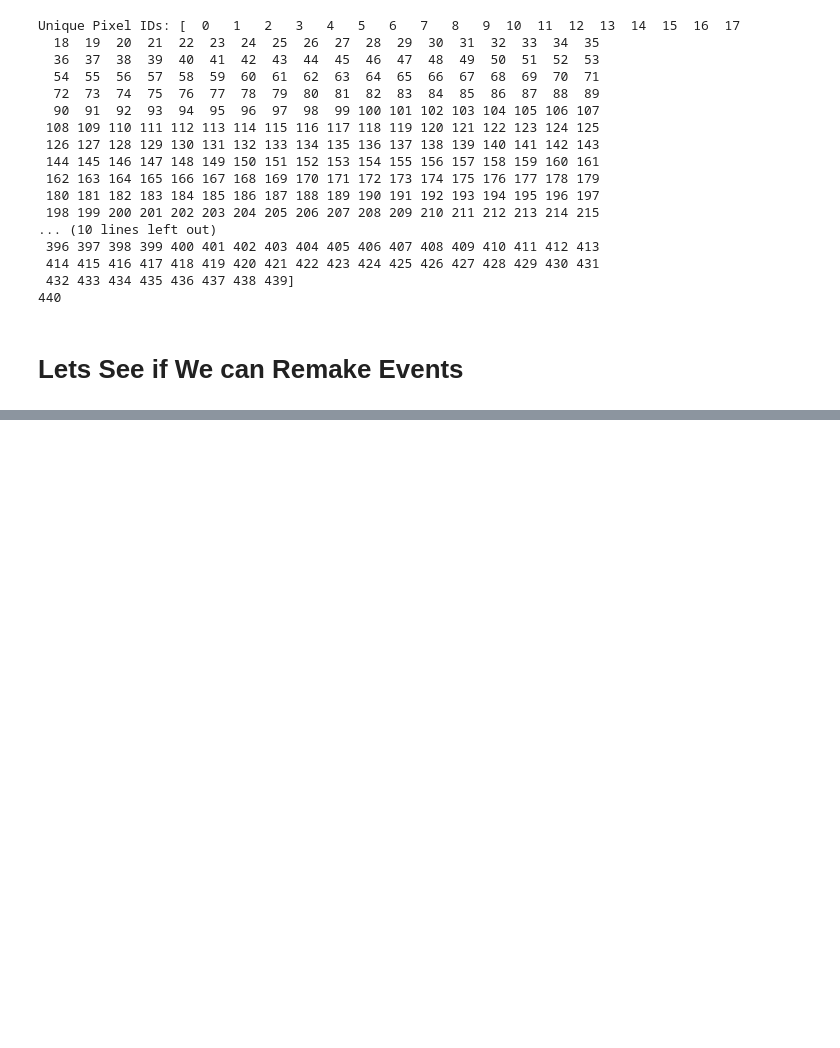
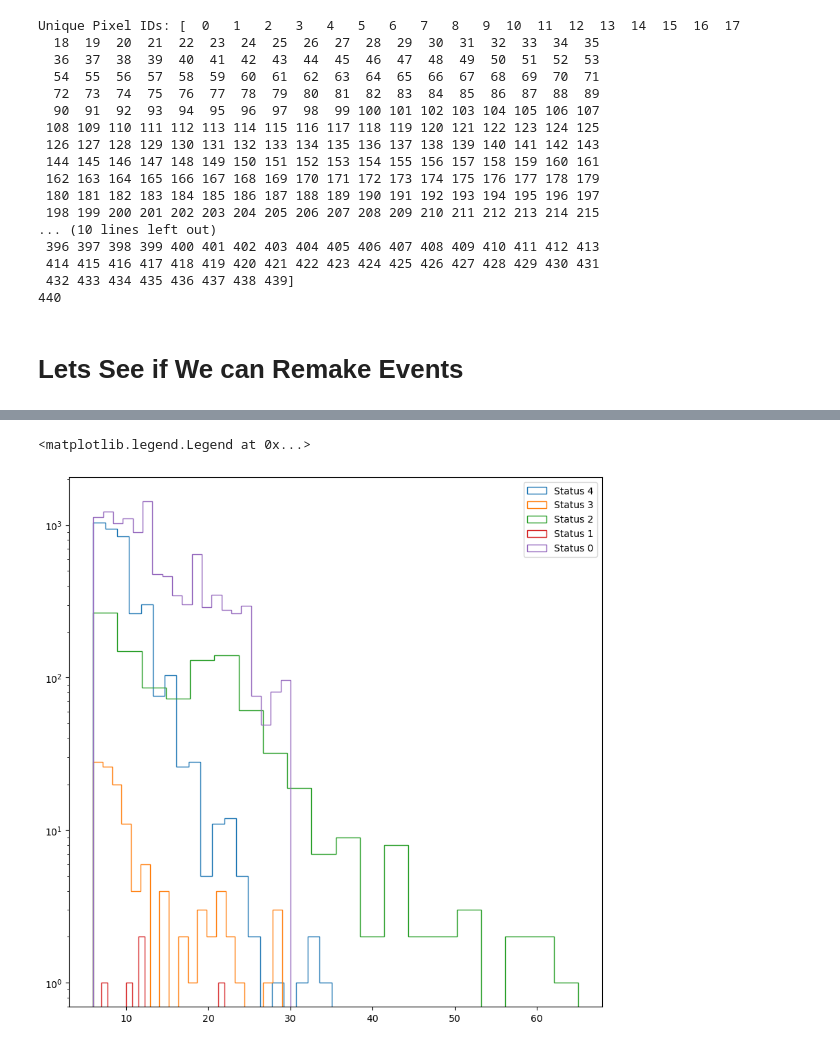
Before and after one commit to fedor-tairli/CDEProject, a Jupyter notebook: ReadingData/CheckingDataInFiles.ipynb, the cells around one changed output, grey strips where cells are left out. Drawn from its saved outputs; the diff is of its cells as text; code cells hidden in the pictures; blank space fills up the shorter version.

```diff
--- a/ReadingData/CheckingDataInFiles.ipynb
+++ b/ReadingData/CheckingDataInFiles.ipynb
@@ -378,0 +413,15 @@ Dataframe_Chunk.head(1000)
+# %%
+AllPulse_Durations = PixelLevelData.PulseStop - PixelLevelData.PulseStart
+Pixel_Status = PixelLevelData.Status
+plt.figure(figsize = (10,10))
+plt.hist(AllPulse_Durations[Pixel_Status == 4], bins=20,histtype = 'step',label = 'Status 4')
+plt.hist(AllPulse_Durations[Pixel_Status == 3], bins=20,histtype = 'step',label = 'Status 3')
+plt.hist(AllPulse_Durations[Pixel_Status == 2], bins=20,histtype = 'step',label = 'Status 2')
+plt.hist(AllPulse_Durations[Pixel_Status == 1], bins=20,histtype = 'step',label = 'Status 1')
+plt.hist(AllPulse_Durations[Pixel_Status == 0], bins=20,histtype = 'step',label = 'Status 0')
+
+plt.yscale('log')
+plt.legend()
+# %% [output]
+<matplotlib.legend.Legend at 0x...>
+[figure, added]
```
Also changed, not shown: parts of 13 cells of this notebook, 5 other files.
